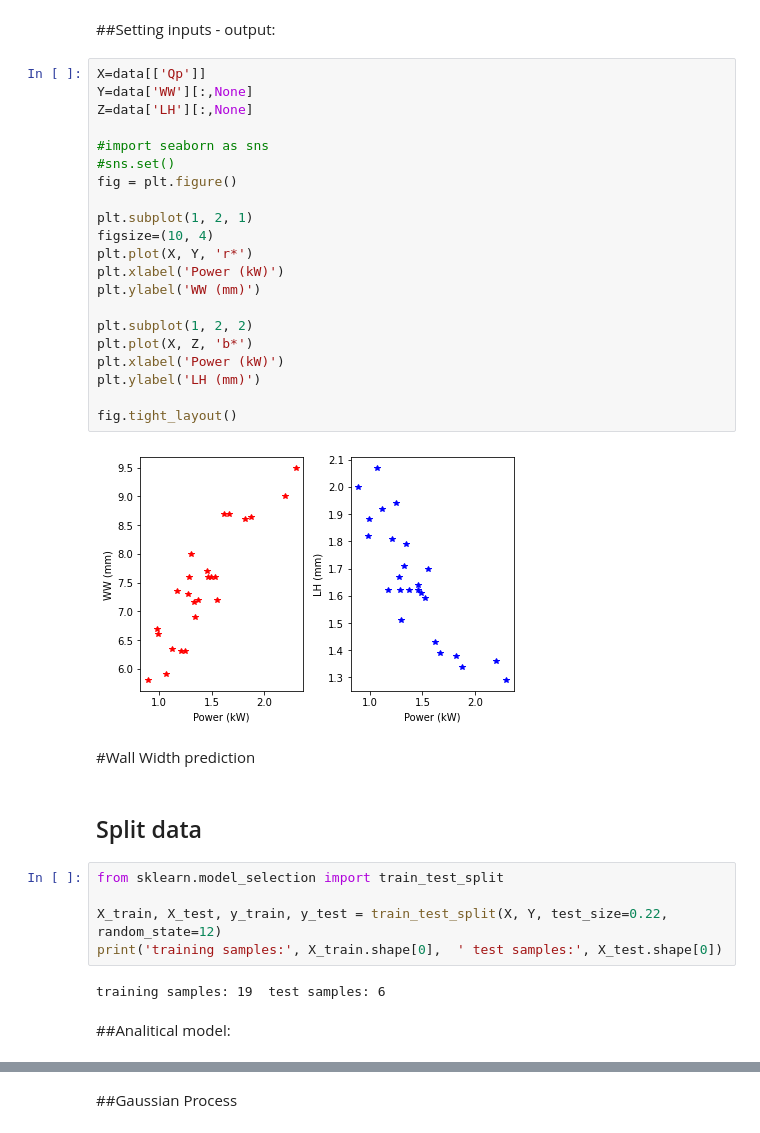
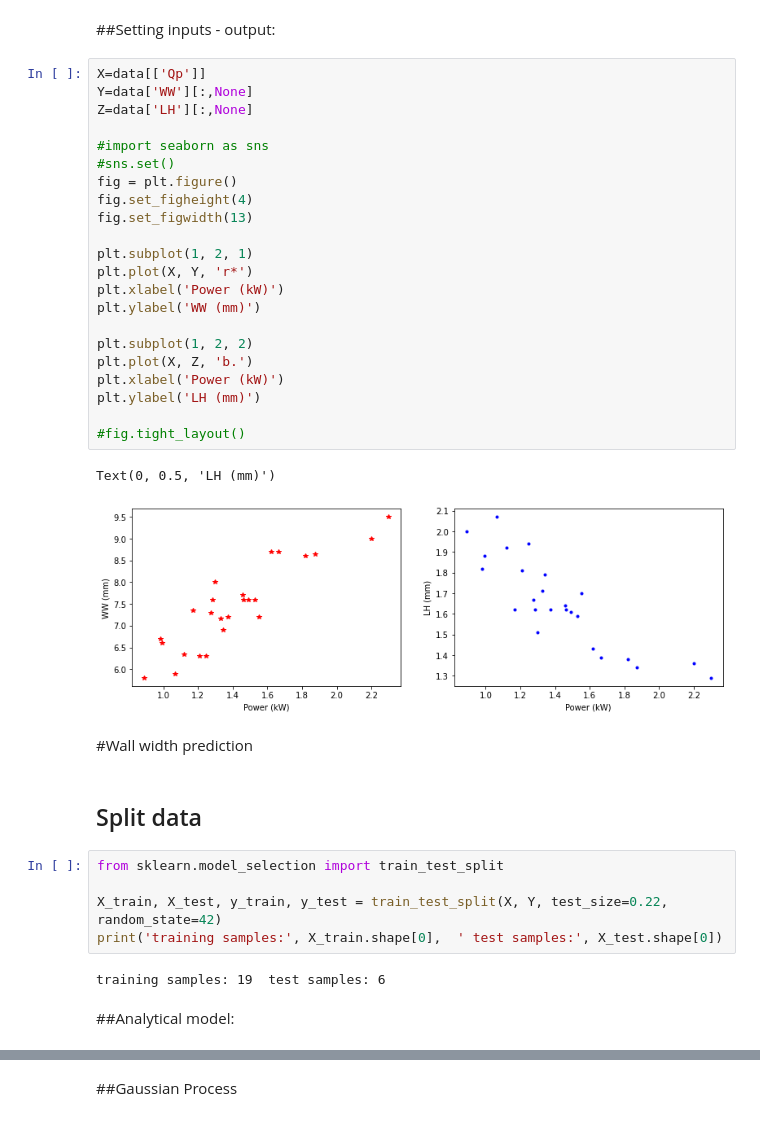
Before and after one commit to GermanOmar/GPs---WAAM, a Jupyter notebook: GPs_WAAM_PvsWW.ipynb, the cells around one changed output, grey strips where cells are left out. Drawn from its saved outputs; the diff is of its cells as text.

```diff
--- a/GPs_WAAM_PvsWW.ipynb
+++ b/GPs_WAAM_PvsWW.ipynb
@@ -34,39 +34,41 @@ data.describe()
 # %%
 X=data[['Qp']]
 Y=data['WW'][:,None]
 Z=data['LH'][:,None]
 
 #import seaborn as sns
 #sns.set()
 fig = plt.figure()
+fig.set_figheight(4)
+fig.set_figwidth(13)
 
 plt.subplot(1, 2, 1)
-figsize=(10, 4)
 plt.plot(X, Y, 'r*')
 plt.xlabel('Power (kW)')
 plt.ylabel('WW (mm)')
 
 plt.subplot(1, 2, 2)
-plt.plot(X, Z, 'b*')
+plt.plot(X, Z, 'b.')
 plt.xlabel('Power (kW)')
 plt.ylabel('LH (mm)')
 
-fig.tight_layout()
+#fig.tight_layout()
 # %% [output]
+Text(0, 0.5, 'LH (mm)')
-[figure, old version]
+[figure, new version]
 # %% [markdown]
-#Wall Width prediction
+#Wall width prediction
 # %% [markdown]
 ## Split data
 # %%
 from sklearn.model_selection import train_test_split
 
-X_train, X_test, y_train, y_test = train_test_split(X, Y, test_size=0.22, random_state=12)
+X_train, X_test, y_train, y_test = train_test_split(X, Y, test_size=0.22, random_state=42)
 print('training samples:', X_train.shape[0],  ' test samples:', X_test.shape[0])
 # %% [output]
 training samples: 19  test samples: 6
 # %% [markdown]
-##Analitical model:
+##Analytical model:
 # %%
 def f(x):
   return -0.6467 * x**2 + 4.5666*x + 2.3454
```
Also changed, not shown: parts of 10 cells of this notebook.
